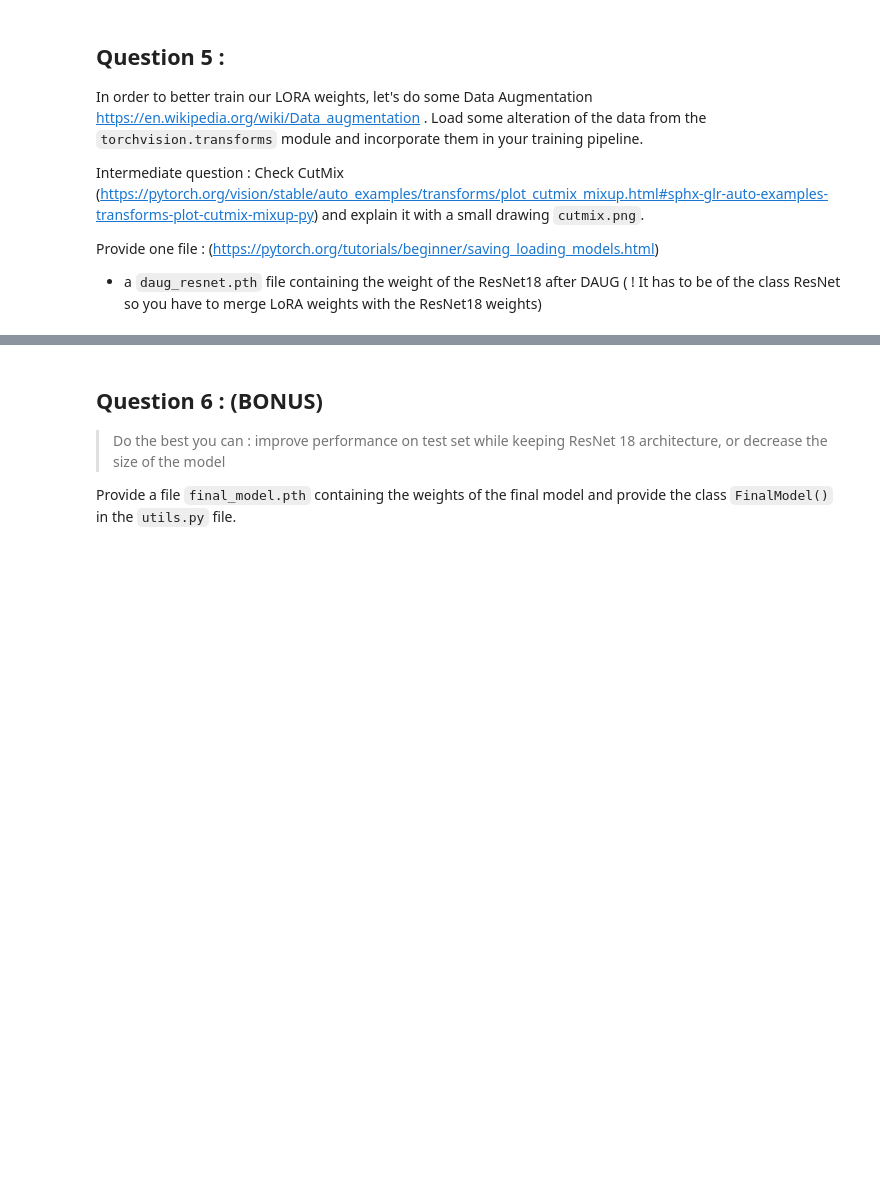
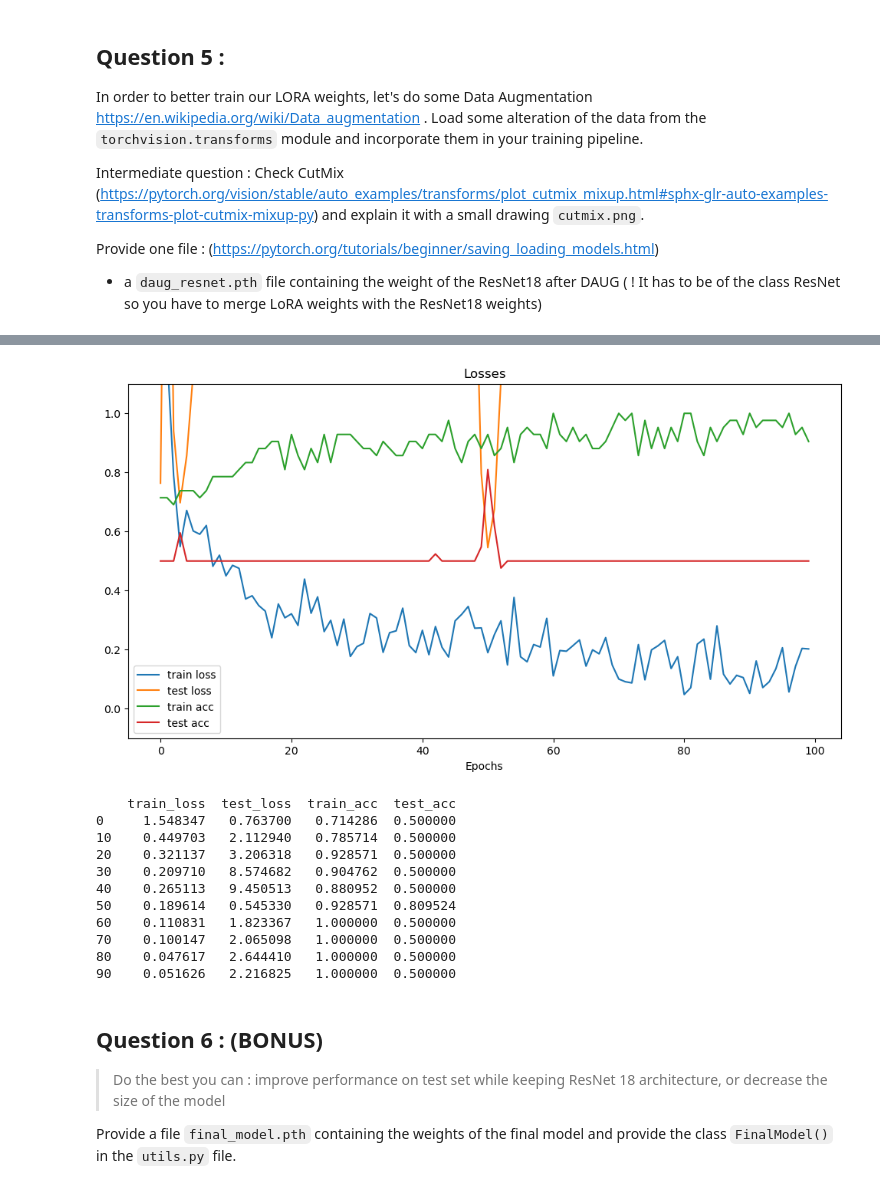
Before and after one commit to QMoayedpour/DeepInPractice_MVA, a Jupyter notebook: tp_4/TP4.ipynb, the cells around one changed output, grey strips where cells are left out. Drawn from its saved outputs; the diff is of its cells as text; code cells hidden in the pictures; blank space fills up the shorter version.

```diff
--- a/tp_4/TP4.ipynb
+++ b/tp_4/TP4.ipynb
@@ -409,0 +546,22 @@ from torchvision.transforms import v2
+# %%
+
+# Introduce data augmentation for training
+# We augment the training images with random transformations to expand data diversity
+# Add normalization to your transform
+mean = [0.485, 0.456, 0.406]  # ImageNet mean
+std = [0.229, 0.224, 0.225]   # ImageNet std
+aug_transform = transforms.Compose([
+    transforms.RandomResizedCrop(224, scale=(0.7, 1.0)),
+    transforms.RandomHorizontalFlip(),
+    transforms.RandomRotation(15),
+    transforms.ColorJitter(brightness=0.2, contrast=0.2, saturation=0.2),
+    transforms.RandomGrayscale(p=0.1),
+    transforms.ToTensor(),
+    transforms.Normalize(mean=mean, std=std),
+    transforms.RandomErasing(),
+    transforms.RandomPerspective(),
+])
+
+cutmix = v2.CutMix(num_classes=2)
+mixup = v2.MixUp(num_classes=2)
+cutmix_or_mixup = v2.RandomChoice([cutmix, mixup])
@@ -410 +629,16 @@ from torchvision.transforms import v2
+# %%
+plot_losses(losses, limit_y=True)
+# %% [output]
+[figure, added]
+    train_loss  test_loss  train_acc  test_acc
+0     1.548347   0.763700   0.714286  0.500000
+10    0.449703   2.112940   0.785714  0.500000
+20    0.321137   3.206318   0.928571  0.500000
+30    0.209710   8.574682   0.904762  0.500000
+40    0.265113   9.450513   0.880952  0.500000
+50    0.189614   0.545330   0.928571  0.809524
+60    0.110831   1.823367   1.000000  0.500000
+70    0.100147   2.065098   1.000000  0.500000
+80    0.047617   2.644410   1.000000  0.500000
+90    0.051626   2.216825   1.000000  0.500000
 # %%
```
Also changed, not shown: parts of 31 cells of this notebook, 8 other files.
